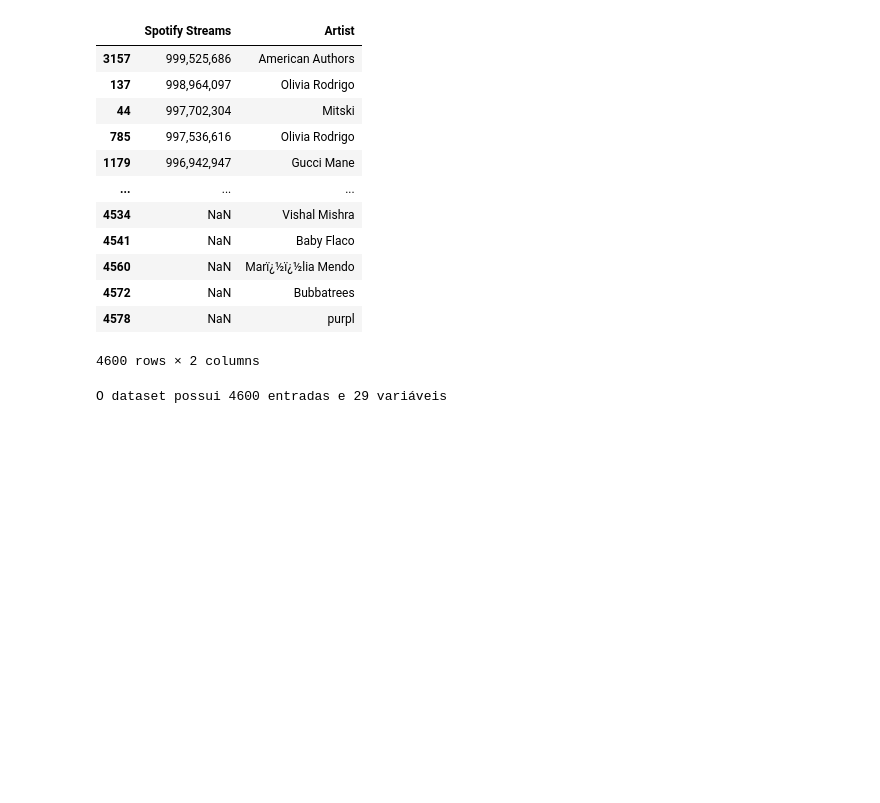
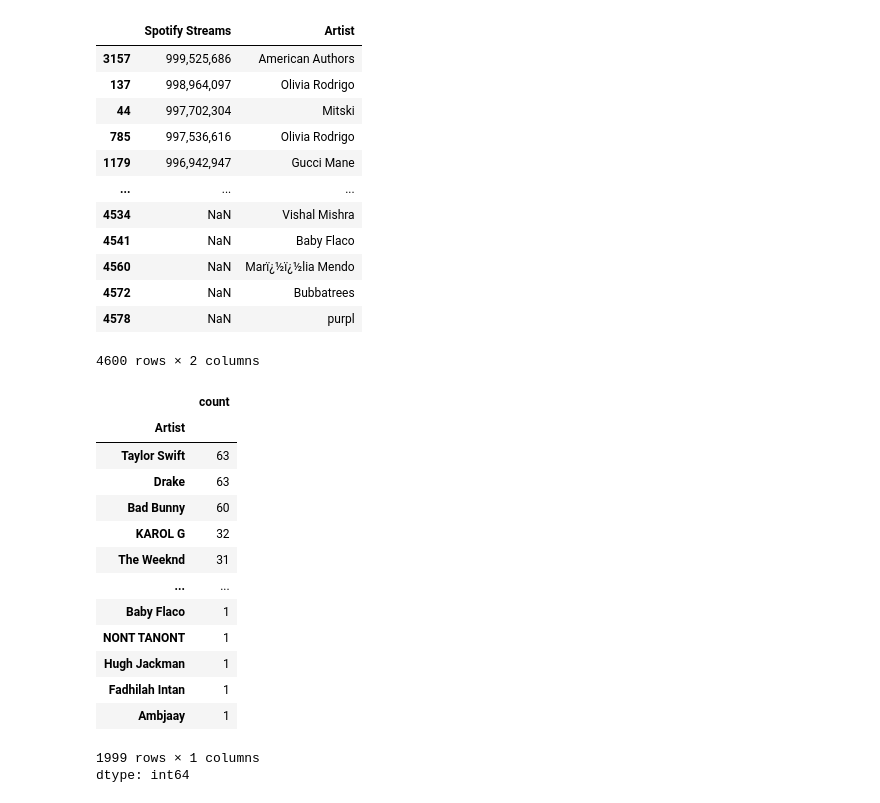
Before and after one commit to MizunoYudi/AD-Musicas-Mais-Tocadas, a Jupyter notebook: projeto.ipynb, the cells around one changed output. Drawn from its saved outputs; the diff is of its cells as text; code cells hidden in the pictures; blank space fills up the shorter version.

```diff
--- a/projeto.ipynb
+++ b/projeto.ipynb
@@ -40,7 +143,22 @@ df_musicas[['Spotify Streams', 'Artist']].sort_values(by = 'Spotify Streams', as
 | 4572 | NaN | Bubbatrees |
 | 4578 | NaN | purpl |
 4600 rows × 2 columns
-# %%
-print(f'O dataset possui {df_musicas.shape[0]} entradas e {df_musicas.shape[1]} variáveis')
-# %% [output]
-O dataset possui 4600 entradas e 29 variáveis
+# %%
+# artistas mais frequentes
+df_musicas['Artist'].value_counts()
+# %% [output]
+|  | count |
+| Artist |  |
+| Taylor Swift | 63 |
+| Drake | 63 |
+| Bad Bunny | 60 |
+| KAROL G | 32 |
+| The Weeknd | 31 |
+| ... | ... |
+| Baby Flaco | 1 |
+| NONT TANONT | 1 |
+| Hugh Jackman | 1 |
+| Fadhilah Intan | 1 |
+| Ambjaay | 1 |
+1999 rows × 1 columns
+dtype: int64
```
Also changed, not shown: parts of 12 cells of this notebook.
